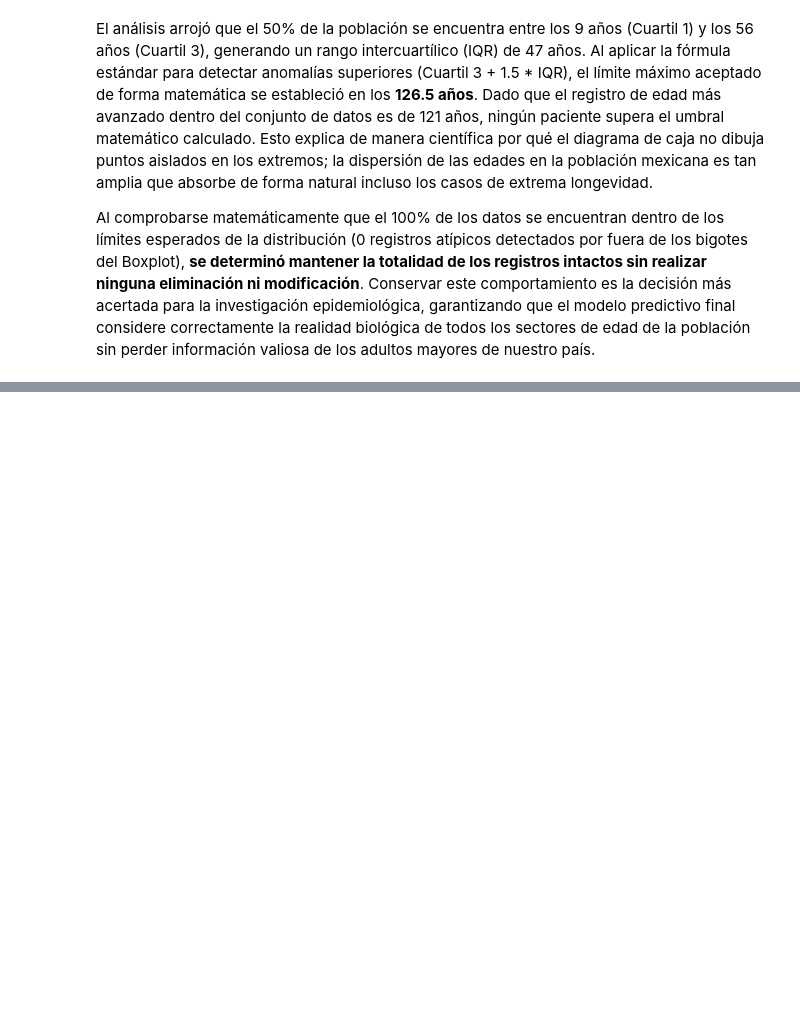
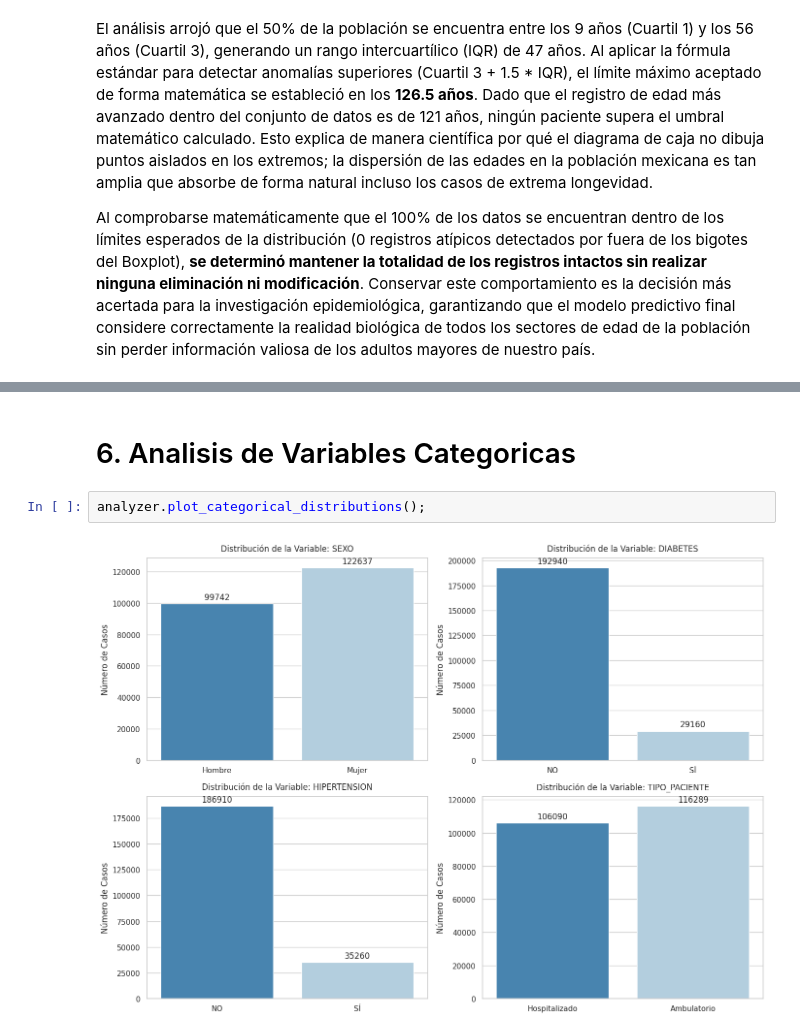
Before and after one commit to DanielaSanluis/ProyectoFinalAMdD, a Jupyter notebook: notebooks/EDA.ipynb, the cells around one changed output, grey strips where cells are left out. Cells and saved outputs as stored; diff of their text form; blank space fills up the shorter version.

```diff
--- a/notebooks/EDA.ipynb
+++ b/notebooks/EDA.ipynb
@@ -134,0 +143,6 @@ Al comprobarse matemáticamente que el 100% de los datos se encuentran dentro de
+# %% [markdown]
+# 6. Analisis de Variables Categoricas
+# %%
+analyzer.plot_categorical_distributions();
+# %% [output]
+[figure, added]
```
Also changed, not shown: parts of 6 cells of this notebook, 6 other files.
